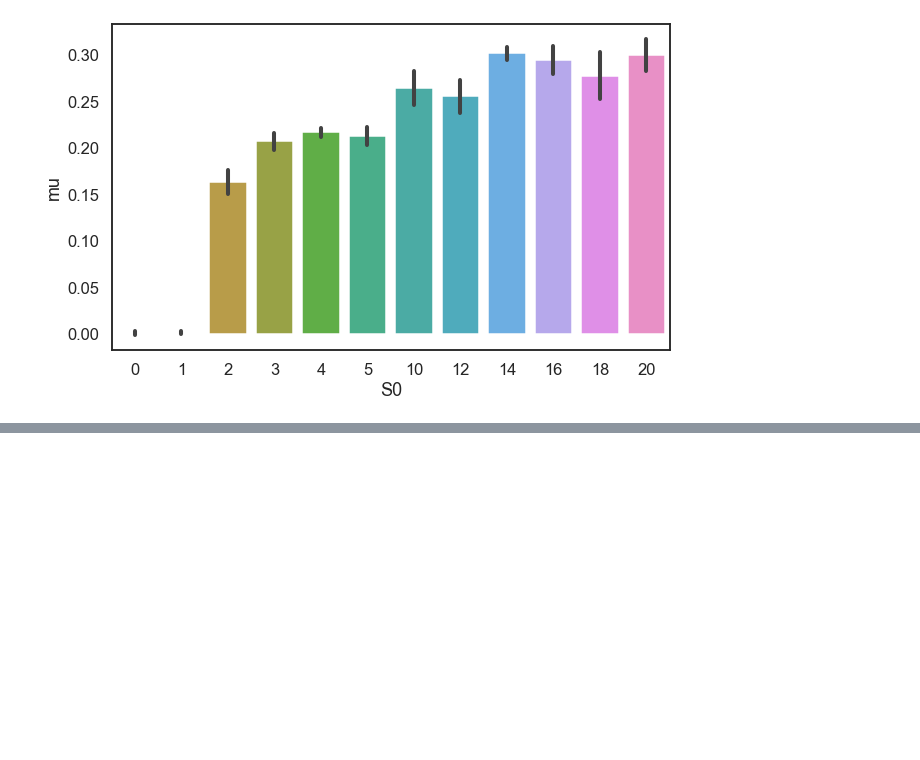
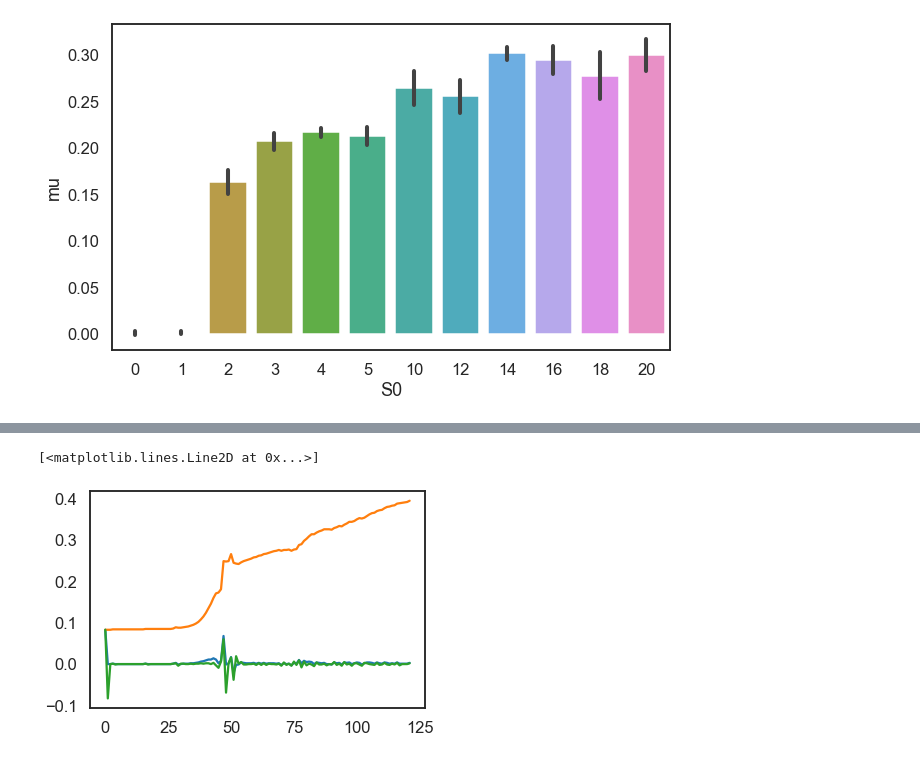
Before and after one commit to Jsakkos/nufeb-cyano-e-coli, a Jupyter notebook: notebooks/Model validation ec.ipynb, the cells around one changed output, grey strips where cells are left out. Saved outputs shown, nothing was run; the diff lists cells and outputs as text; code cells hidden in the pictures; blank space fills up the shorter version.

```diff
--- a/notebooks/Model validation ec.ipynb
+++ b/notebooks/Model validation ec.ipynb
@@ -318,0 +299,10 @@ grid.map(plt.plot, "Hours", "OD600", marker="o").set(yscale = 'log')
+# %%
+A1 = df[df.Well=='A1']
+difference = np.diff(A1.OD600,prepend=0)
+d2 = np.diff(difference,prepend=0)
+plt.plot(difference)
+plt.plot(A1.OD600)
+plt.plot(d2)
+# %% [output]
+[<matplotlib.lines.Line2D at 0x...>]
+[figure, added]
```
Also changed, not shown: parts of 15 cells of this notebook, 3 other files.
